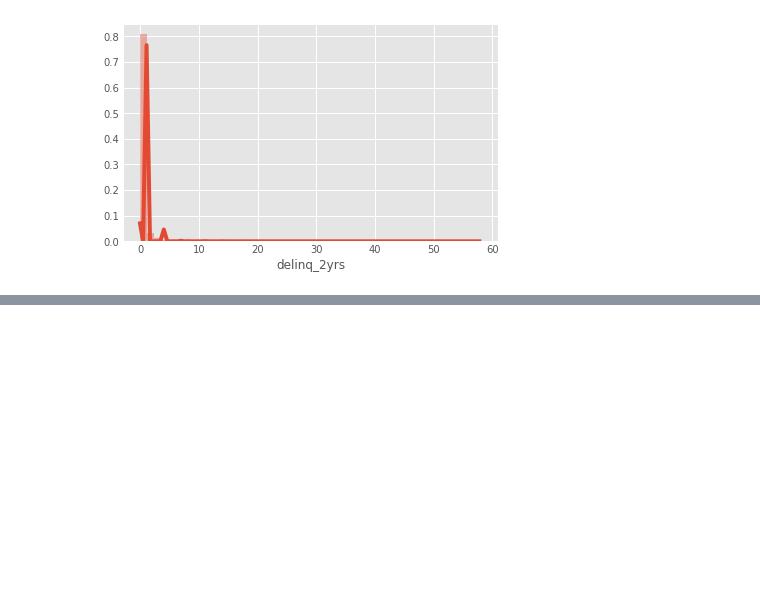
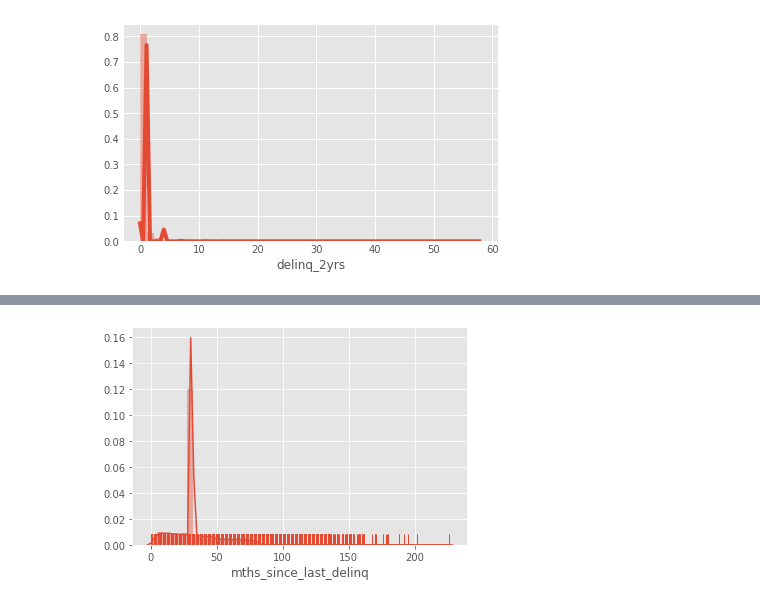
Before and after one commit to sanatanonline/pynb-codes, a Jupyter notebook: src/lending club/Initial Analysis.ipynb, the cells around one changed output, grey strips where cells are left out. Saved outputs shown, nothing was run; the diff lists cells and outputs as text; code cells hidden in the pictures; blank space fills up the shorter version.

```diff
--- a/src/lending club/Initial Analysis.ipynb
+++ b/src/lending club/Initial Analysis.ipynb
@@ -348,0 +353,11 @@ loan_data['earliest_cr_line'] = loan_data['earliest_cr_line'].astype('datetime64
+# %%
+'''
+The number of months since the borrower last delinquency.
+There are 1158502 missing values. Will fill in the median value.
+'''
+loan_data['mths_since_last_delinq'].fillna(loan_data['mths_since_last_delinq'].median(), inplace=True)
+sns.distplot(loan_data['mths_since_last_delinq'], rug=True)
+
+plt.show()
+# %% [output]
+[figure, added]
```
Also changed, not shown: parts of 13 cells of this notebook.
